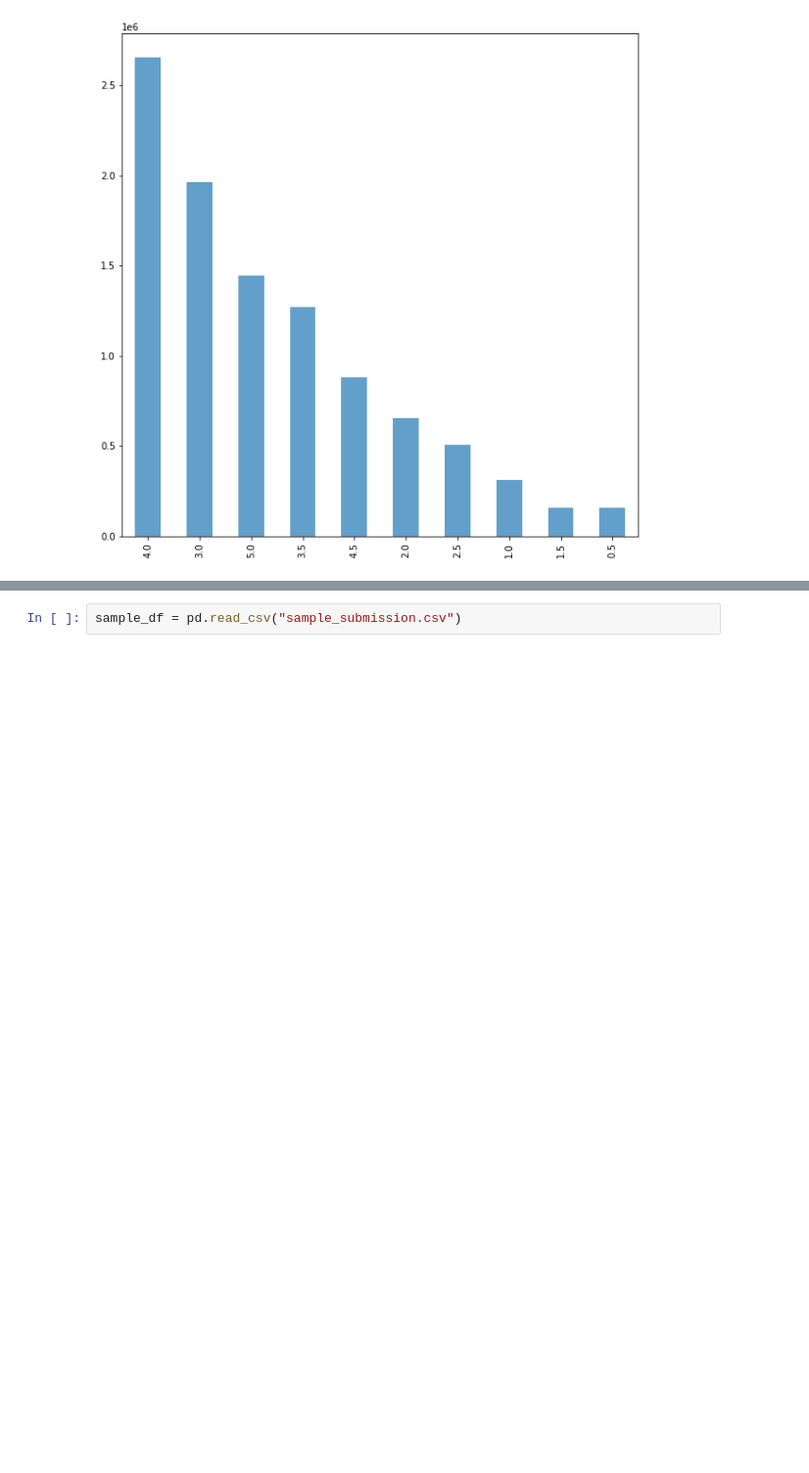
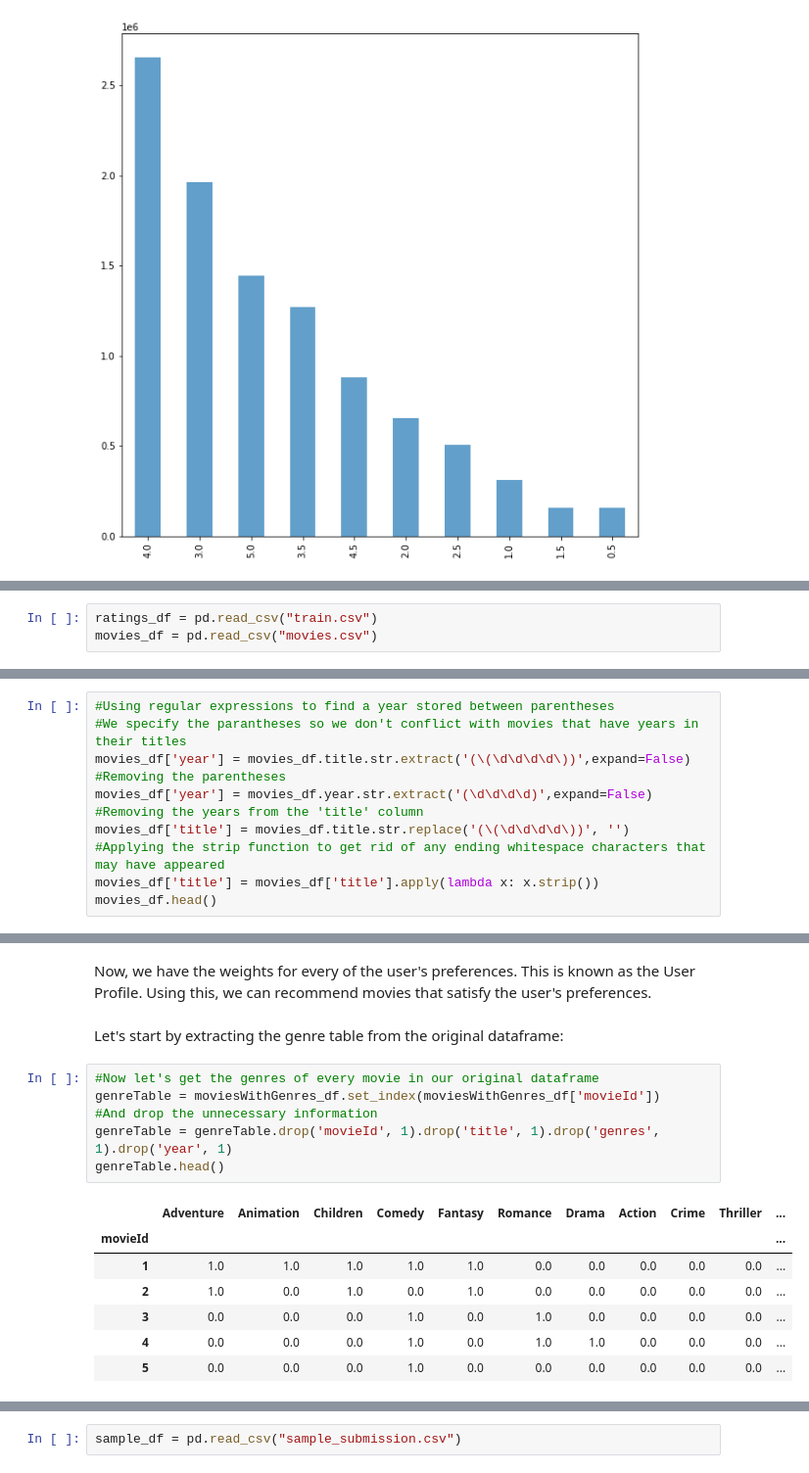
Before and after one commit to johnsiphiwe/unsupervised-predict-streamlit-template, a Jupyter notebook: Notebook.ipynb, the cells around one changed output, grey strips where cells are left out. Shown: that part at 98% size. Cells and saved outputs as stored; diff of their text form; blank space fills up the shorter version.

```diff
--- a/Notebook.ipynb
+++ b/Notebook.ipynb
@@ -396,0 +437,3 @@ Turn lists of features into numerical representations
+# %%
+ratings_df = pd.read_csv("train.csv")
+movies_df = pd.read_csv("movies.csv")
@@ -396,0 +442,11 @@ Turn lists of features into numerical representations
+# %%
+#Using regular expressions to find a year stored between parentheses
+#We specify the parantheses so we don't conflict with movies that have years in their titles
+movies_df['year'] = movies_df.title.str.extract('(\(\d\d\d\d\))',expand=False)
+#Removing the parentheses
+movies_df['year'] = movies_df.year.str.extract('(\d\d\d\d)',expand=False)
+#Removing the years from the 'title' column
+movies_df['title'] = movies_df.title.str.replace('(\(\d\d\d\d\))', '')
+#Applying the strip function to get rid of any ending whitespace characters that may have appeared
+movies_df['title'] = movies_df['title'].apply(lambda x: x.strip())
+movies_df.head()
@@ -396,0 +638,18 @@ Turn lists of features into numerical representations
+# %% [markdown]
+Now, we have the weights for every of the user's preferences. This is known as the User Profile. Using this, we can recommend movies that satisfy the user's preferences.
+# %% [markdown]
+Let's start by extracting the genre table from the original dataframe:
+# %%
+#Now let's get the genres of every movie in our original dataframe
+genreTable = moviesWithGenres_df.set_index(moviesWithGenres_df['movieId'])
+#And drop the unnecessary information
+genreTable = genreTable.drop('movieId', 1).drop('title', 1).drop('genres', 1).drop('year', 1)
+genreTable.head()
+# %% [output]
+|  | Adventure | Animation | Children | Comedy | Fantasy | Romance | Drama | Action | Crime | Thriller | ... |
+| movieId |  |  |  |  |  |  |  |  |  |  | ... |
+| 1 | 1.0 | 1.0 | 1.0 | 1.0 | 1.0 | 0.0 | 0.0 | 0.0 | 0.0 | 0.0 | ... |
+| 2 | 1.0 | 0.0 | 1.0 | 0.0 | 1.0 | 0.0 | 0.0 | 0.0 | 0.0 | 0.0 | ... |
+| 3 | 0.0 | 0.0 | 0.0 | 1.0 | 0.0 | 1.0 | 0.0 | 0.0 | 0.0 | 0.0 | ... |
+| 4 | 0.0 | 0.0 | 0.0 | 1.0 | 0.0 | 1.0 | 1.0 | 0.0 | 0.0 | 0.0 | ... |
+| 5 | 0.0 | 0.0 | 0.0 | 1.0 | 0.0 | 0.0 | 0.0 | 0.0 | 0.0 | 0.0 | ... |
```
Also changed, not shown: parts of 107 cells of this notebook.
